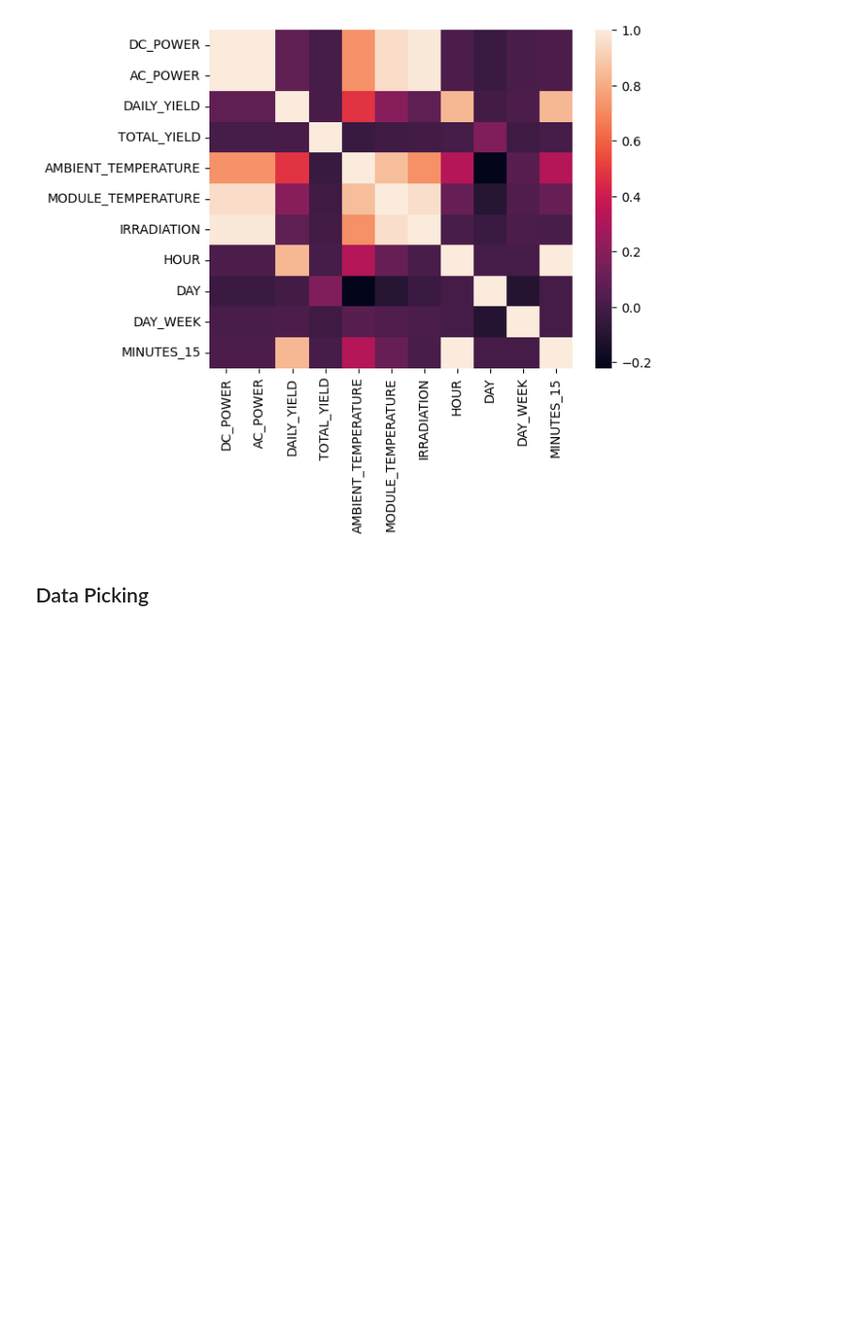
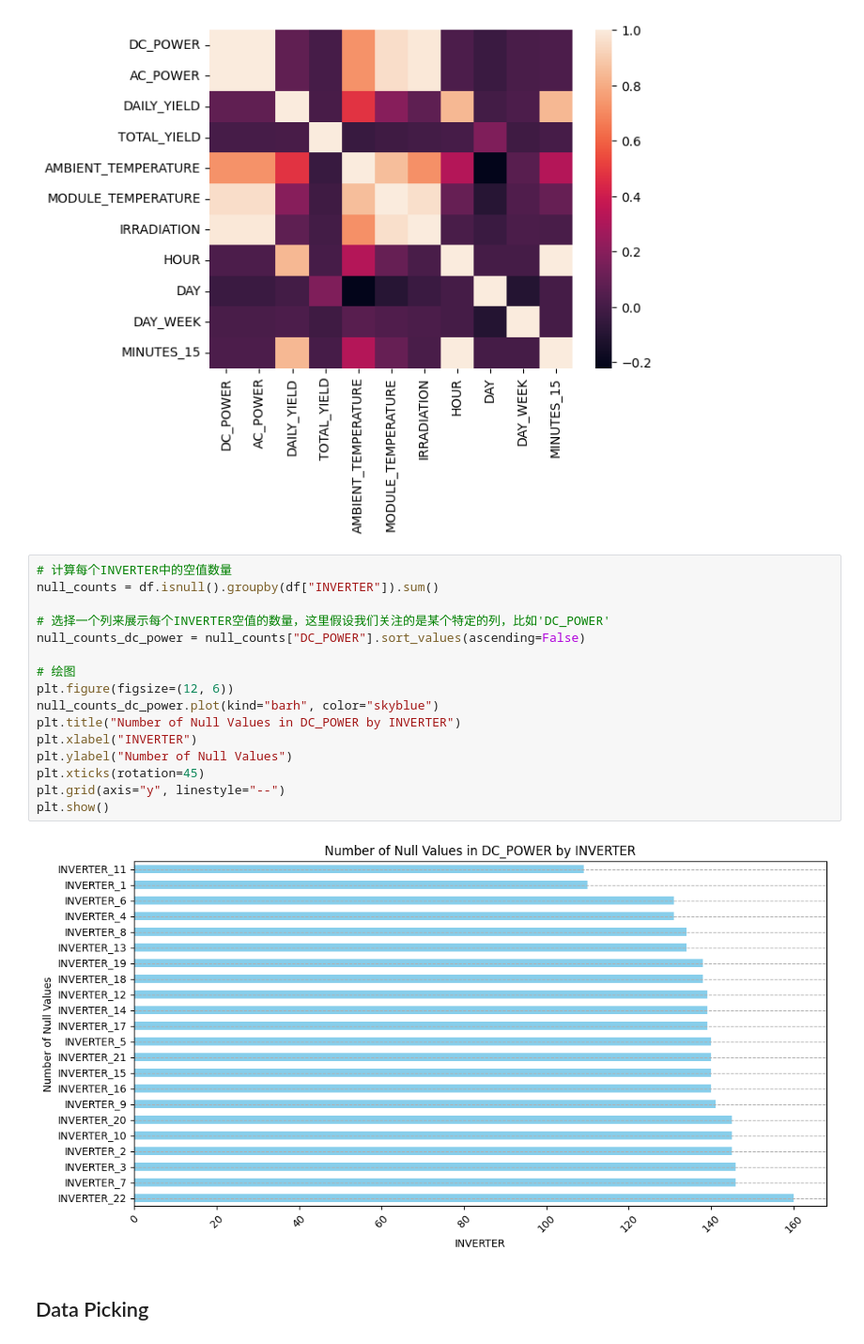
Before and after one commit to HarryXiong24/postgraduate-code-collection, a Jupyter notebook: Winter 2024/ML/project/main.ipynb, the cells around one changed output. Shown at 94% size. Cells and saved outputs as stored; diff of their text form; blank space fills up the shorter version.

```diff
--- a/Winter 2024/ML/project/main.ipynb
+++ b/Winter 2024/ML/project/main.ipynb
@@ -184,6 +185,24 @@ sns.heatmap(corr)
 # %% [output]
 <Axes: >
 [figure]
+# %%
+# 计算每个INVERTER中的空值数量
+null_counts = df.isnull().groupby(df["INVERTER"]).sum()
+
+# 选择一个列来展示每个INVERTER空值的数量，这里假设我们关注的是某个特定的列，比如'DC_POWER'
+null_counts_dc_power = null_counts["DC_POWER"].sort_values(ascending=False)
+
+# 绘图
+plt.figure(figsize=(12, 6))
+null_counts_dc_power.plot(kind="barh", color="skyblue")
+plt.title("Number of Null Values in DC_POWER by INVERTER")
+plt.xlabel("INVERTER")
+plt.ylabel("Number of Null Values")
+plt.xticks(rotation=45)
+plt.grid(axis="y", linestyle="--")
+plt.show()
+# %% [output]
+[figure, added]
 # %% [markdown]
 ## Data Picking
 # %%
```
Also changed, not shown: parts of 8 cells of this notebook.
